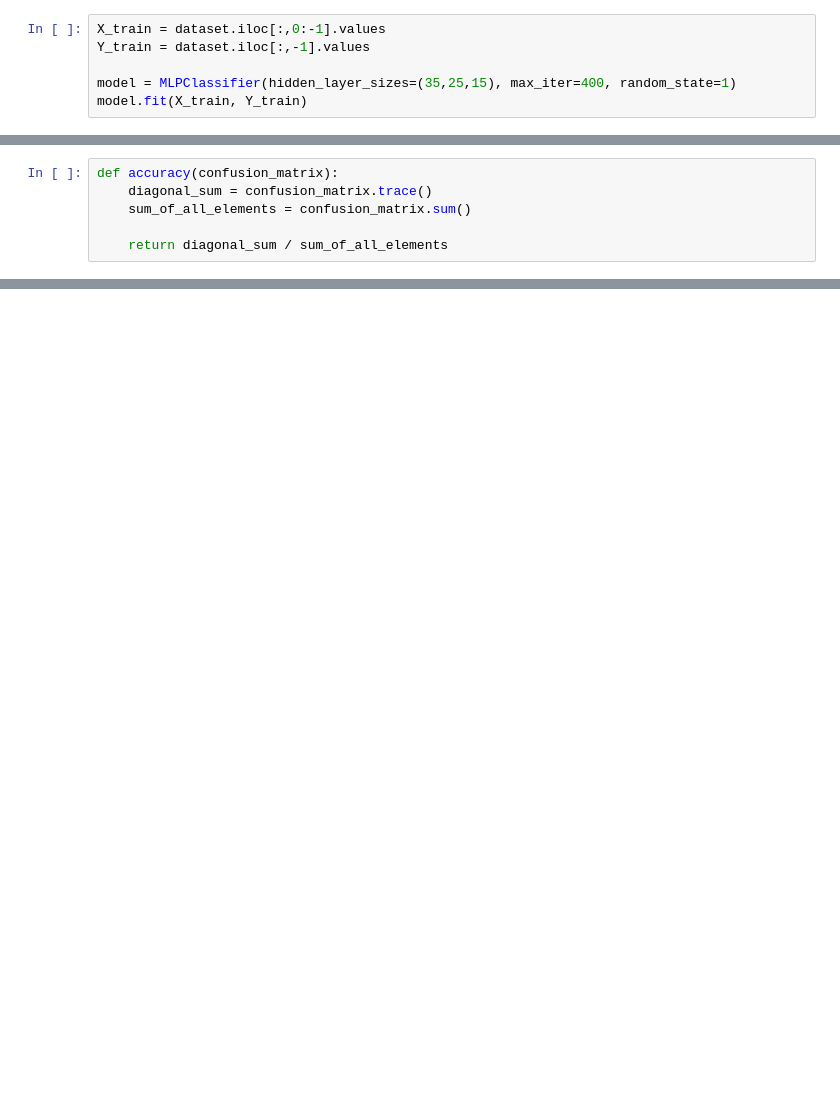
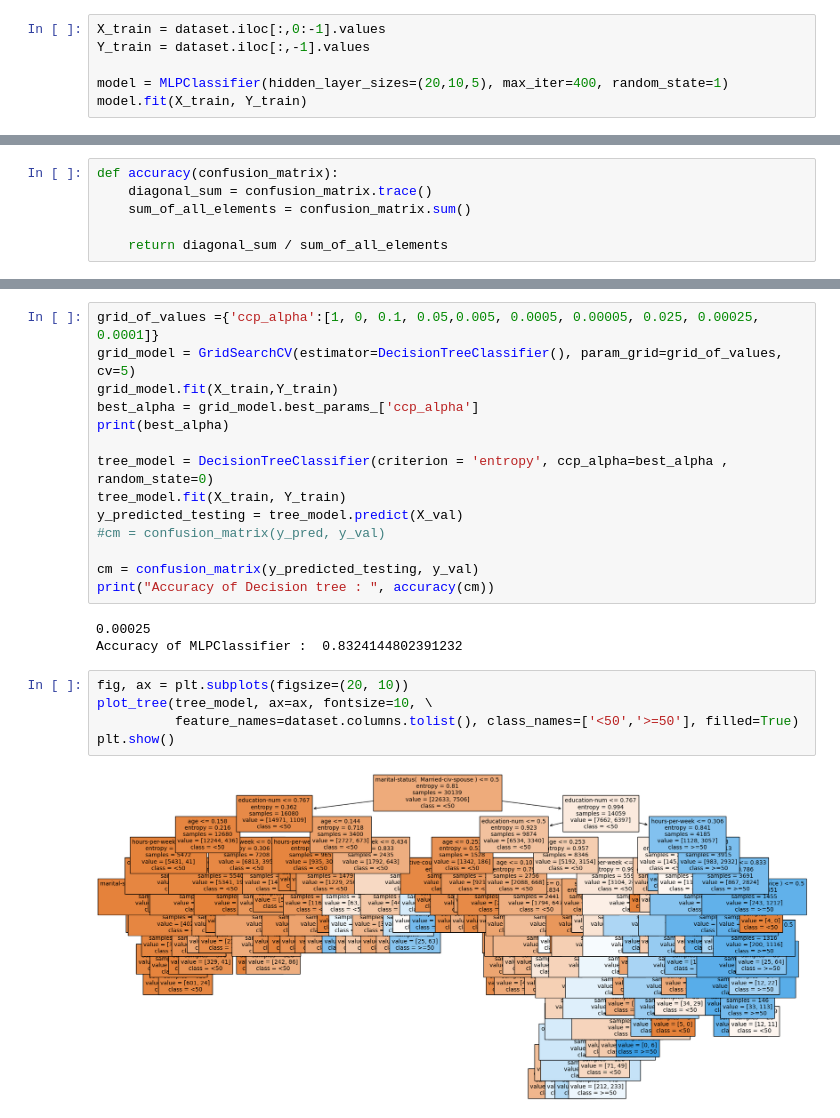
Before and after one commit to RobyBobby24/DataAnalyticsProject, a Jupyter notebook: test(1.0).ipynb, the cells around one changed output, grey strips where cells are left out. Saved outputs shown, nothing was run; the diff lists cells and outputs as text; blank space fills up the shorter version.

Commit message:
ulteriori modelli supervised

```diff
--- a/test(1.0).ipynb
+++ b/test(1.0).ipynb
@@ -525,6 +712,6 @@ testing_data
 X_train = dataset.iloc[:,0:-1].values
 Y_train = dataset.iloc[:,-1].values
 
-model = MLPClassifier(hidden_layer_sizes=(35,25,15), max_iter=400, random_state=1)
+model = MLPClassifier(hidden_layer_sizes=(20,10,5), max_iter=400, random_state=1)
 model.fit(X_train, Y_train)
 # %% [output]
@@ -579,0 +765,24 @@ Best score: 0.8304191853315688
+# %%
+grid_of_values ={'ccp_alpha':[1, 0, 0.1, 0.05,0.005, 0.0005, 0.00005, 0.025, 0.00025, 0.0001]}
+grid_model = GridSearchCV(estimator=DecisionTreeClassifier(), param_grid=grid_of_values, cv=5)
+grid_model.fit(X_train,Y_train)
+best_alpha = grid_model.best_params_['ccp_alpha']
+print(best_alpha)
+
+tree_model = DecisionTreeClassifier(criterion = 'entropy', ccp_alpha=best_alpha , random_state=0)
+tree_model.fit(X_train, Y_train)
+y_predicted_testing = tree_model.predict(X_val)
+#cm = confusion_matrix(y_pred, y_val)
+
+cm = confusion_matrix(y_predicted_testing, y_val)
+print("Accuracy of Decision tree : ", accuracy(cm))
+# %% [output]
+0.00025
+Accuracy of MLPClassifier :  0.8324144802391232
+# %%
+fig, ax = plt.subplots(figsize=(20, 10))
+plot_tree(tree_model, ax=ax, fontsize=10, \
+          feature_names=dataset.columns.tolist(), class_names=['<50','>=50'], filled=True)
+plt.show()
+# %% [output]
+[figure, added]
```
Also changed, not shown: parts of 30 cells of this notebook.
